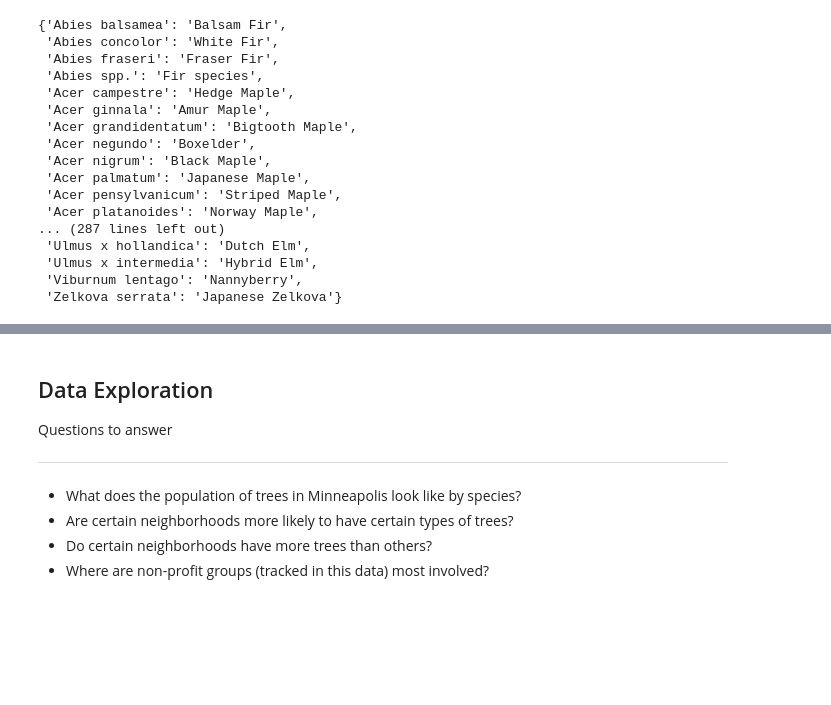
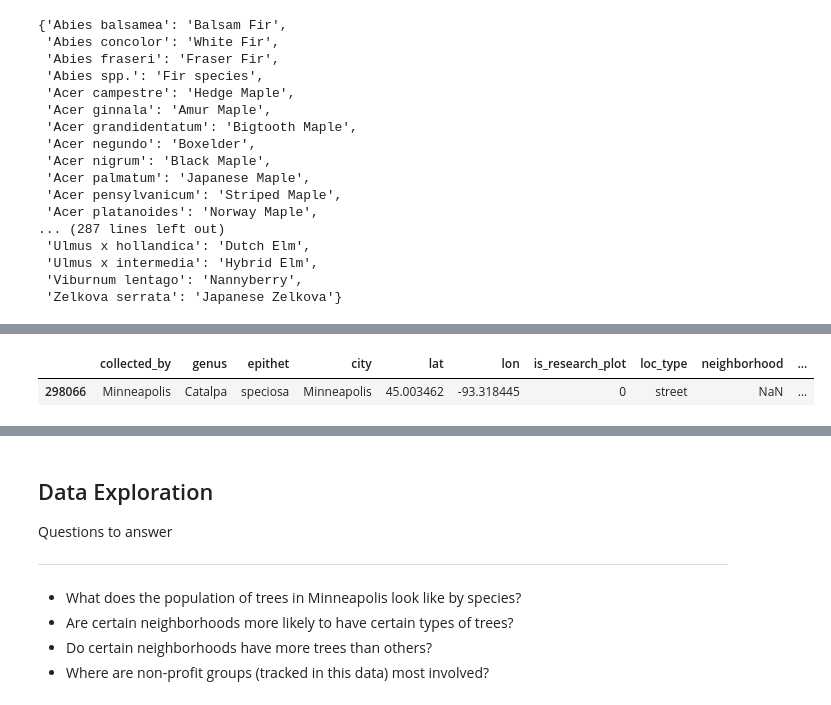
Before and after one commit to josiahpasse-cmd/minneapolis-tree-analysis, a Jupyter notebook: analysis.ipynb, the cells around one changed output, grey strips where cells are left out. Saved outputs shown, nothing was run; the diff lists cells and outputs as text; code cells hidden in the pictures; blank space fills up the shorter version.

Commit message:
saved the lonely catalpa

```diff
--- a/analysis.ipynb
+++ b/analysis.ipynb
@@ -102,4 +102,10 @@ tree_data_geo[["genus","epithet","common_name"]].sample(10)
 # %%
 # Filter to Minneapolis trees
-# Interesting note - only 1 tree was dropped by the ~(tree_data_geo["neighborhood"].isnull() filter
-mpls_trees = tree_data_geo.loc[(tree_data_geo["city"]=="Minneapolis") & ~(tree_data_geo["neighborhood"].isnull())].copy()
+mpls_trees = tree_data_geo.loc[tree_data_geo["city"]=="Minneapolis"].copy()
+
+# Do we have any trees with a null neighborhood, meaning the geojoin failed?
+neighborhoodless_trees = mpls_trees.loc[mpls_trees["neighborhood"].isnull()]
+neighborhoodless_trees
+# %% [output]
+|  | collected_by | genus | epithet | city | lat | lon | is_research_plot | loc_type | neighborhood | ... |
+| 298066 | Minneapolis | Catalpa | speciosa | Minneapolis | 45.003462 | -93.318445 | 0 | street | NaN | ... |
```
Also changed, not shown: parts of 6 cells of this notebook.
